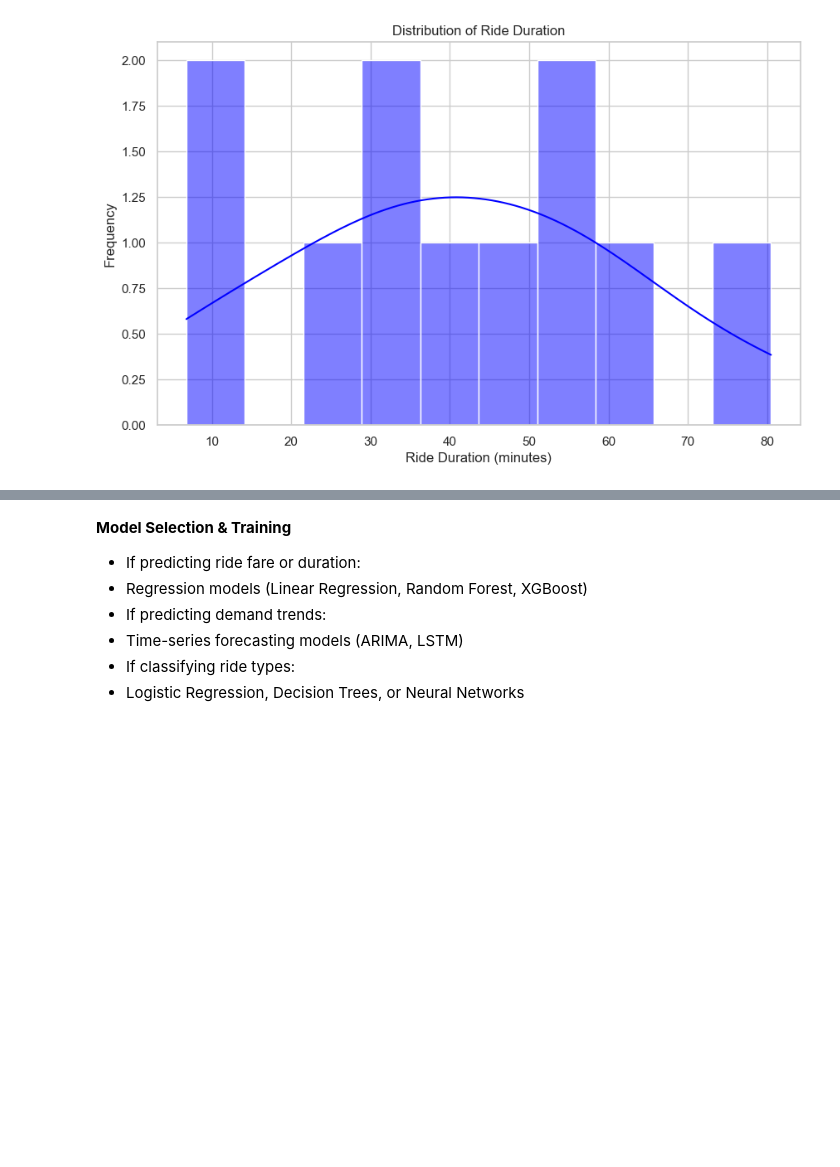
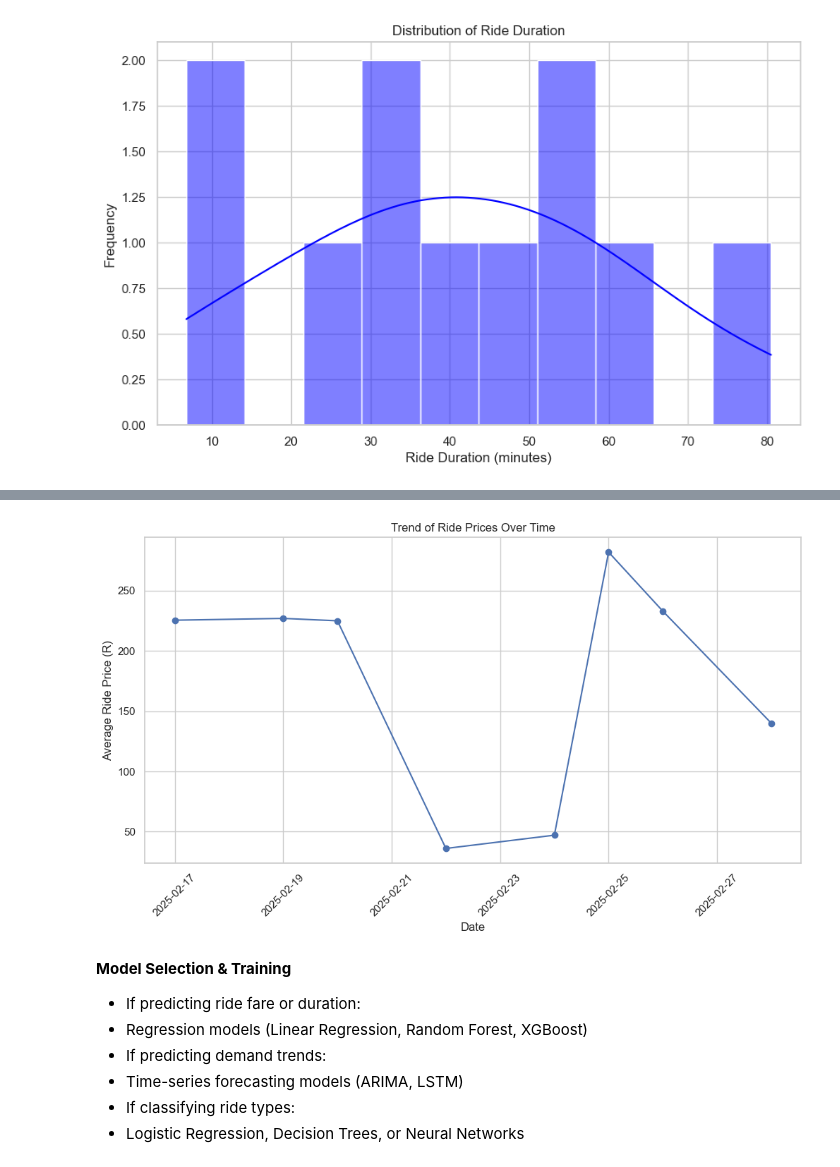
Before and after one commit to Simacoder/52_Weeks_Challenges, a Jupyter notebook: week_10/my_ride_analysis.ipynb, the cells around one changed output, grey strips where cells are left out. Saved outputs shown, nothing was run; the diff lists cells and outputs as text; code cells hidden in the pictures; blank space fills up the shorter version.

```diff
--- a/week_10/my_ride_analysis.ipynb
+++ b/week_10/my_ride_analysis.ipynb
@@ -183,3 +193,23 @@ Passing `palette` without assigning `hue` is deprecated and will be removed in v
+# %%
+# Convert ride_start to datetime
+df["ride_start"] = pd.to_datetime(df["ride_start"], errors='coerce')
+
+# Extract date and calculate daily average fare
+df["ride_date"] = df["ride_start"].dt.date
+daily_avg_fare = df.groupby("ride_date")["ride_price"].mean().reset_index()
+
+# Plot Trend Line Chart
+plt.figure(figsize=(12, 6))
+plt.plot(daily_avg_fare["ride_date"], daily_avg_fare["ride_price"], marker='o', linestyle='-')
+
+plt.xlabel("Date")
+plt.ylabel("Average Ride Price (R)")
+plt.title("Trend of Ride Prices Over Time")
+plt.xticks(rotation=45)
+plt.grid(True)
+plt.show()
+# %% [output]
+[figure, added]
 # %% [markdown]
 **Model Selection & Training**
 - If predicting ride fare or duration:
```
Also changed, not shown: parts of 1 cell of this notebook, 2 other files.
